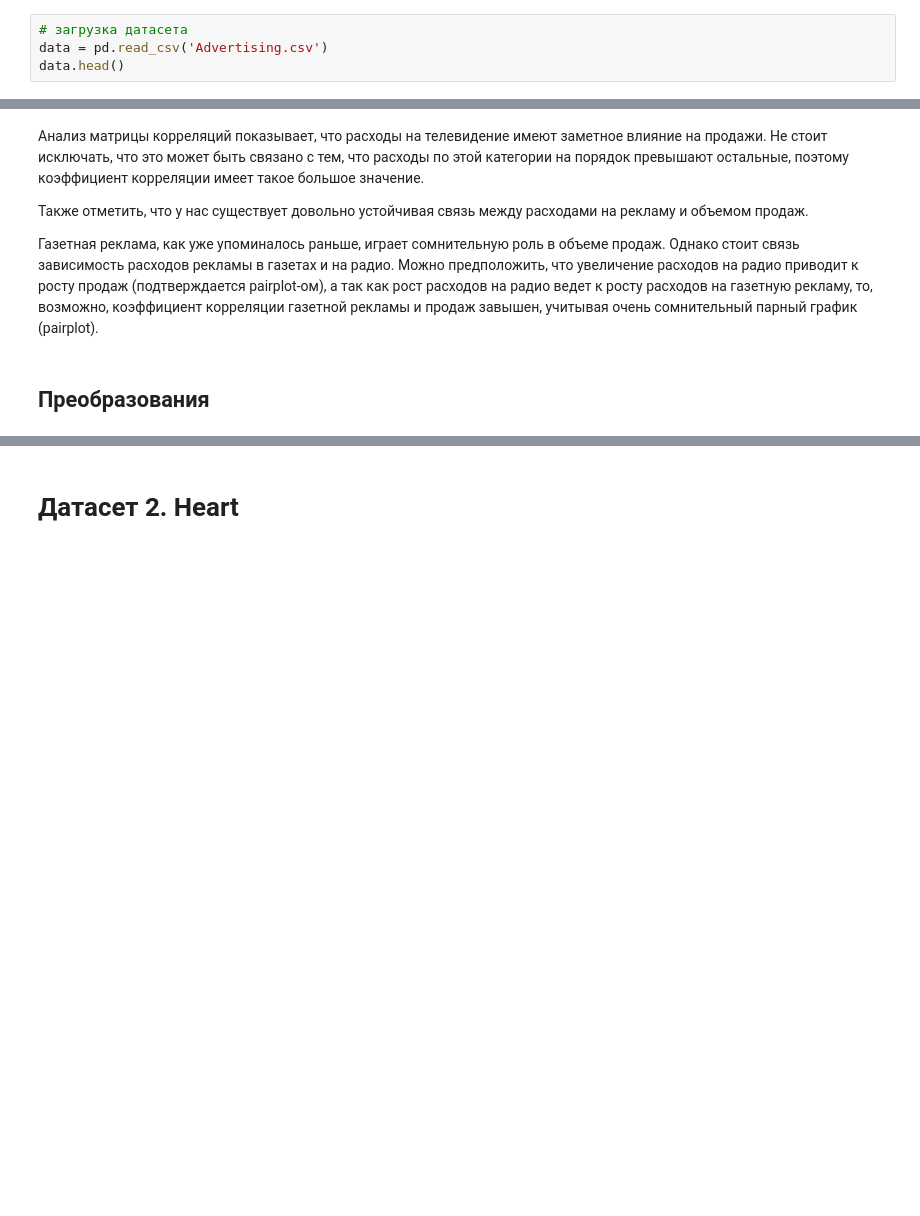
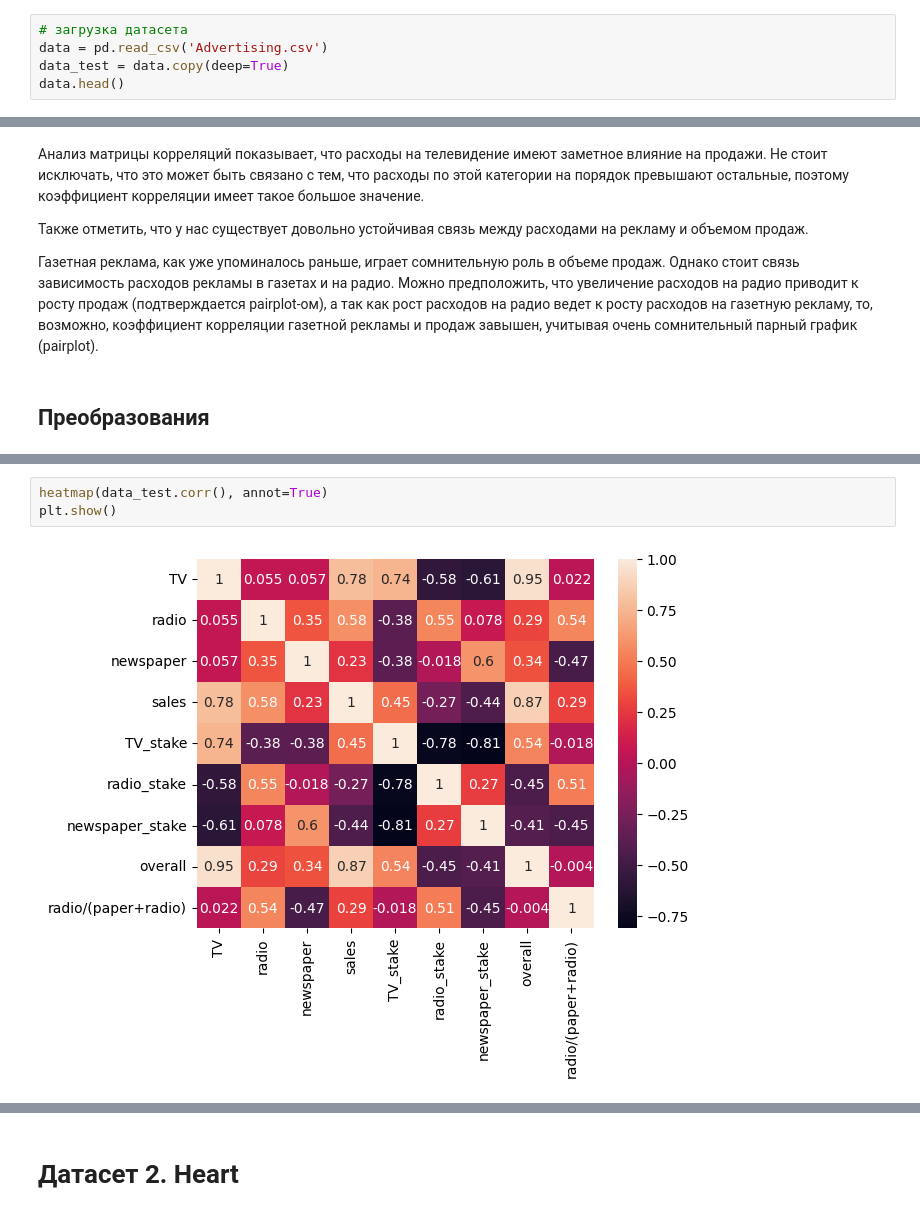
Before and after one commit to edelwiw/MachineLearning, a Jupyter notebook: Lab1.ipynb, the cells around one changed output, grey strips where cells are left out. Saved outputs shown, nothing was run; the diff lists cells and outputs as text; blank space fills up the shorter version.

```diff
--- a/Lab1.ipynb
+++ b/Lab1.ipynb
@@ -20,6 +20,7 @@ from sklearn.preprocessing import StandardScaler
 # %%
 # загрузка датасета
 data = pd.read_csv('Advertising.csv')
+data_test = data.copy(deep=True)
 data.head()
 # %% [output]
 |  | TV | radio | newspaper | sales |
@@ -260,0 +308,5 @@ sales      0.782224  0.576223   0.228299  1.000000
+# %%
+heatmap(data_test.corr(), annot=True)
+plt.show()
+# %% [output]
+[figure, added]
```
Also changed, not shown: parts of 14 cells of this notebook, 1 other file.
